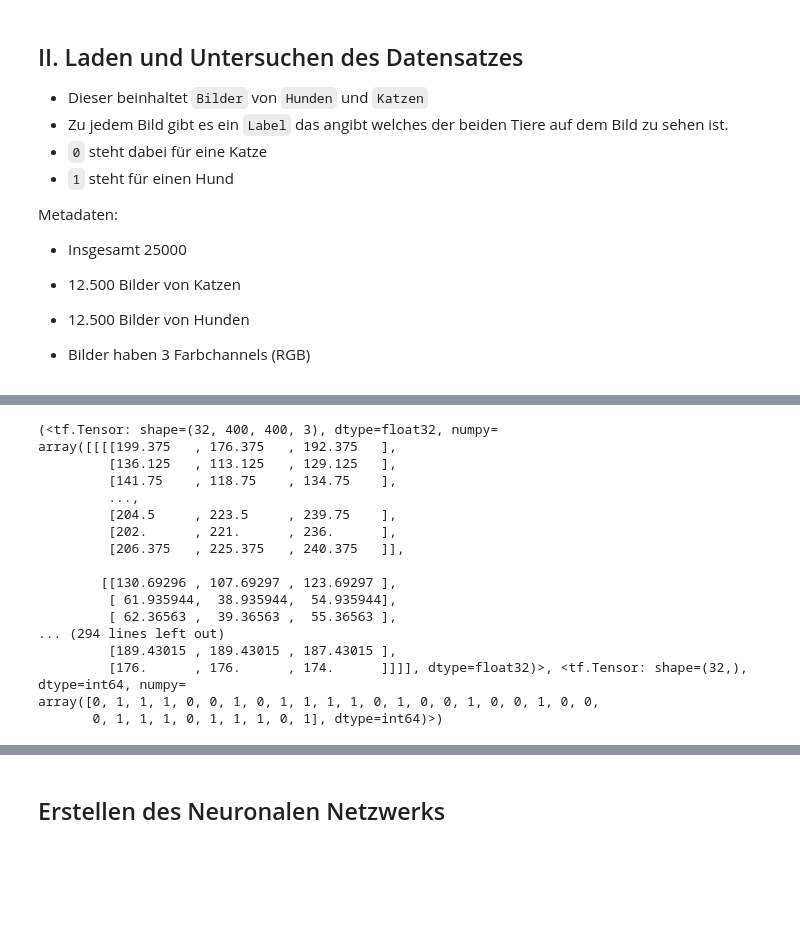
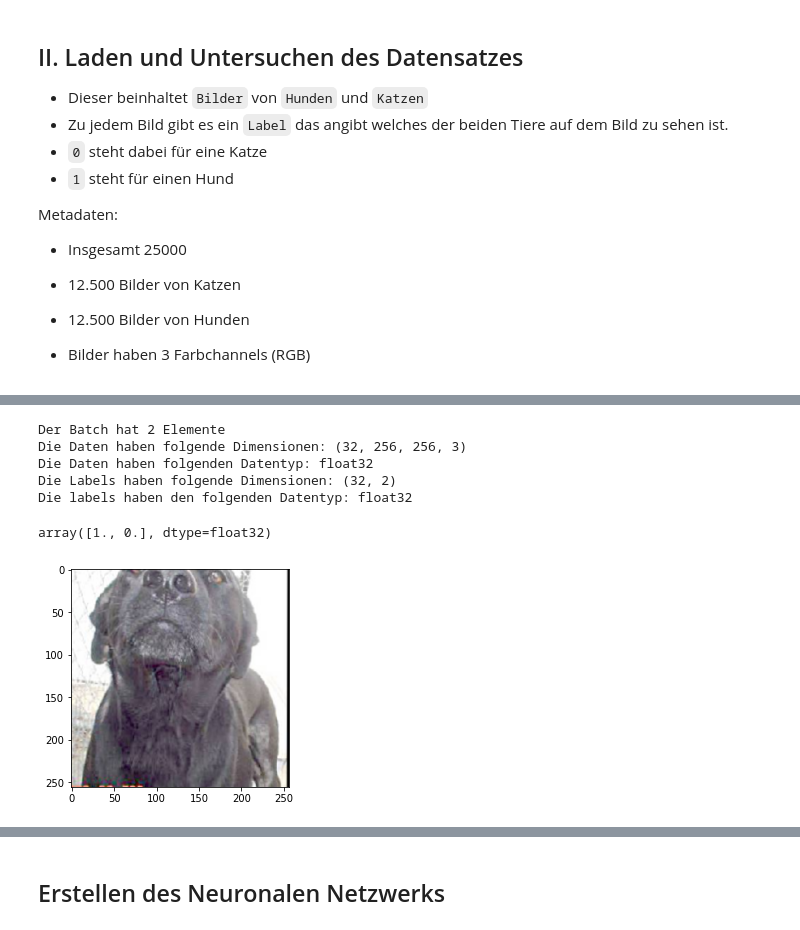
Before and after one commit to NicolaHorst/Cats_vs_Dogs_nn, a Jupyter notebook: src/Cats_vs_Dogs_nn.ipynb, the cells around one changed output, grey strips where cells are left out. Saved outputs shown, nothing was run; the diff lists cells and outputs as text; code cells hidden in the pictures; blank space fills up the shorter version.

```diff
--- a/src/Cats_vs_Dogs_nn.ipynb
+++ b/src/Cats_vs_Dogs_nn.ipynb
@@ -36,5 +115,7 @@ Metadaten:
 # %%
-os.chdir(r'C:\Users\nic-e\Datasets\PetImages')
+os.chdir(r'C:\Users\nic-e\Datasets\PetImages_cleaned')
+BATCH_SIZE = 32
+HEIGHT, WIDTH = (256,256)
 
 img_generator = ImageDataGenerator(
     rescale = 1/255.,
@@ -43,22 +124,20 @@ img_generator = ImageDataGenerator(
     rotation_range = 15.,
     validation_split = 0.2,
 )
-batch_size = 30
-height, width = (256,256)
 
 train_dataset = img_generator.flow_from_directory(
     os.getcwd(),
-    target_size = (height, width),
+    target_size = (HEIGHT, WIDTH),
     classes = ('Dog','Cat'),
-    batch_size = batch_size,
+    batch_size = BATCH_SIZE,
     subset = 'training'
 )
 
 val_dataset = img_generator.flow_from_directory(
     os.getcwd(),
-    target_size = (height, width),
+    target_size = (HEIGHT, WIDTH),
     classes = ('Dog','Cat'),
-    batch_size = batch_size,
+    batch_size = BATCH_SIZE,
     subset = 'validation'
 )
 # %% [output]
@@ -126,30 +145,0 @@ Dies ist von Vorteil, da hier nicht nach jedem Bild Backpropagation angewendet w
-# %%
-HEIGHT: int = 400 # pixel
-WIDTH: int = 400 # pixel
-
-def preprocess(img, label):
-    return tf.image.resize(img, [HEIGHT, WIDTH]), label
-
-train_dataset = train_dataset.map(preprocess).batch(32)
-test_dataset = test_dataset.map(preprocess).batch(32)
-# %%
-# inspect the shape of the dataset
-for batch in test_dataset.take(1): print(batch)
-# %% [output]
-(<tf.Tensor: shape=(32, 400, 400, 3), dtype=float32, numpy=
-array([[[[199.375   , 176.375   , 192.375   ],
-         [136.125   , 113.125   , 129.125   ],
-         [141.75    , 118.75    , 134.75    ],
-         ...,
-         [204.5     , 223.5     , 239.75    ],
-         [202.      , 221.      , 236.      ],
-         [206.375   , 225.375   , 240.375   ]],
-
-        [[130.69296 , 107.69297 , 123.69297 ],
-         [ 61.935944,  38.935944,  54.935944],
-         [ 62.36563 ,  39.36563 ,  55.36563 ],
-... (294 lines left out)
-         [189.43015 , 189.43015 , 187.43015 ],
-         [176.      , 176.      , 174.      ]]]], dtype=float32)>, <tf.Tensor: shape=(32,), dtype=int64, numpy=
-array([0, 1, 1, 1, 0, 0, 1, 0, 1, 1, 1, 1, 0, 1, 0, 0, 1, 0, 0, 1, 0, 0,
-       0, 1, 1, 1, 0, 1, 1, 1, 0, 1], dtype=int64)>)
@@ -166,0 +146,19 @@ for i in range(10):
+# %%
+batch = train_dataset.next()
+print(f'Der Batch hat {len(batch)} Elemente') # how many elements does the batch have
+print(f'Die Daten haben folgende Dimensionen: {batch[0].shape}')
+print(f'Die Daten haben folgenden Datentyp: {batch[0].dtype}')
+print(f'Die Labels haben folgende Dimensionen: {batch[1].shape}')
+print(f'Die labels haben den folgenden Datentyp: {batch[1].dtype}')
+
+
+plt.imshow(batch[0][0])
+batch[1][0]
+# %% [output]
+Der Batch hat 2 Elemente
+Die Daten haben folgende Dimensionen: (32, 256, 256, 3)
+Die Daten haben folgenden Datentyp: float32
+Die Labels haben folgende Dimensionen: (32, 2)
+Die labels haben den folgenden Datentyp: float32
+array([1., 0.], dtype=float32)
+[figure, added]
```
Also changed, not shown: parts of 20 cells of this notebook, 1 other file.
